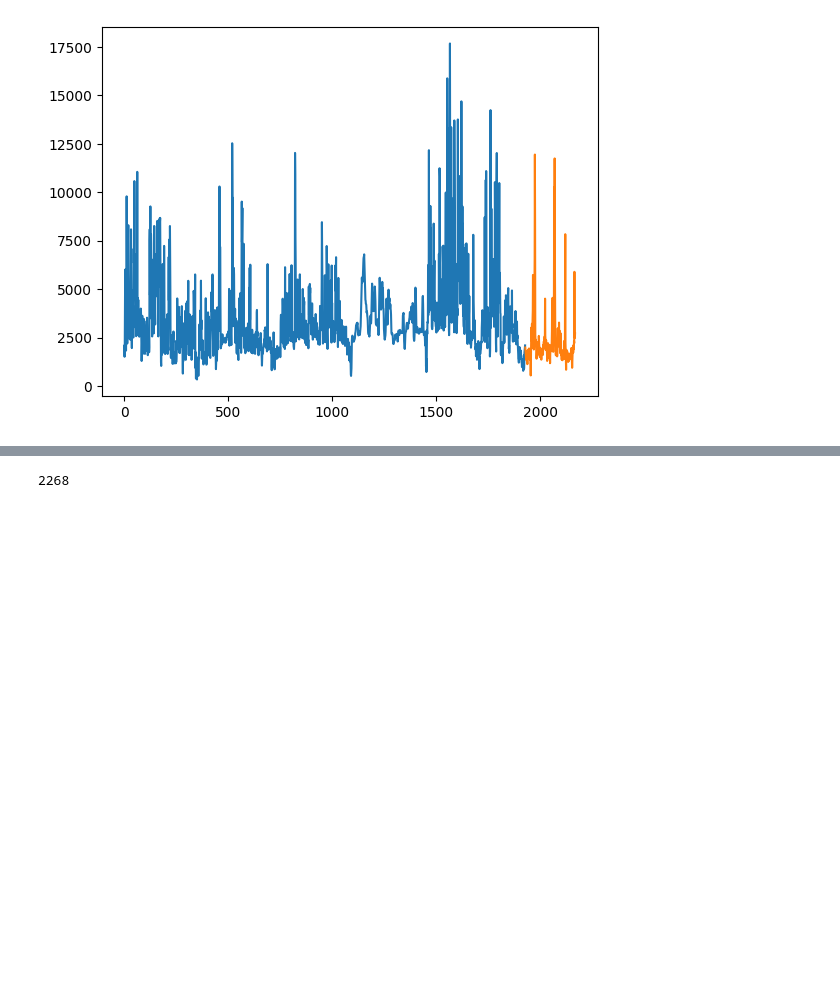
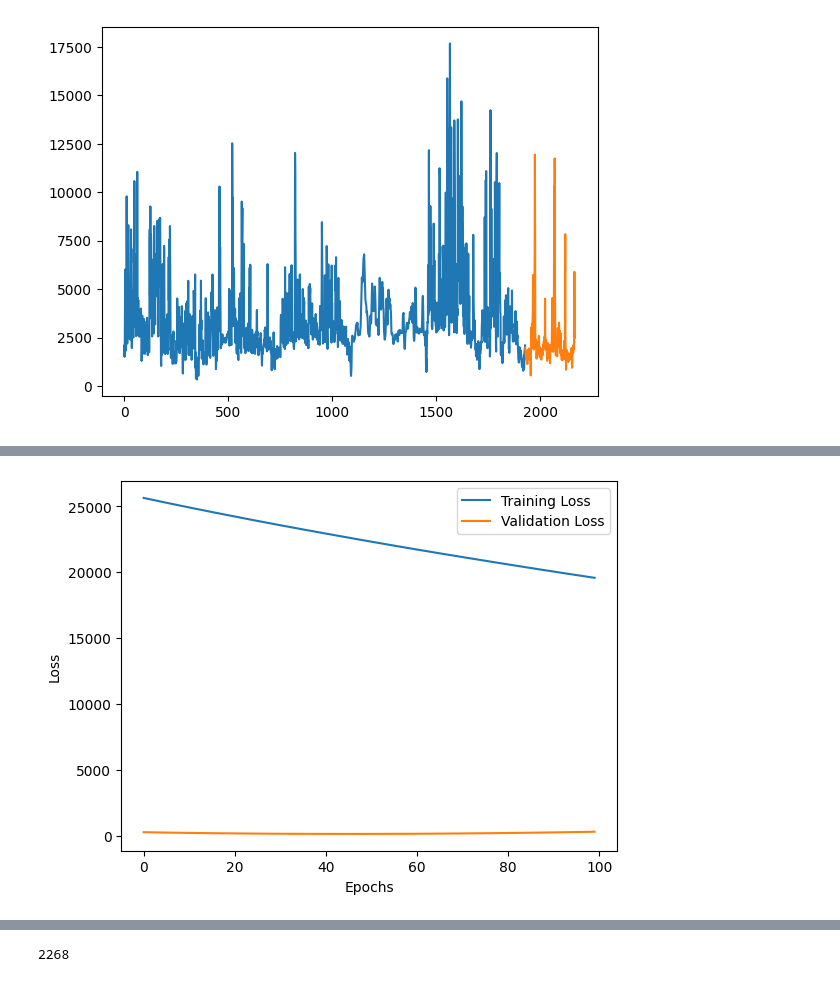
Before and after one commit to mohammadsanaee/LSTM_spot_price, a Jupyter notebook: LSTM.ipynb, the cells around one changed output, grey strips where cells are left out. Cells and saved outputs as stored; diff of their text form; code cells hidden in the pictures; blank space fills up the shorter version.

```diff
--- a/LSTM.ipynb
+++ b/LSTM.ipynb
@@ -239,0 +287,14 @@ x_input.shape
+# %%
+time_step = 10
+X_train, y_train = create_dataset(indexed_train, time_step)
+X_test, ytest = create_dataset(indexed_test, time_step)
+# %%
+X_train =X_train.reshape(X_train.shape[0],X_train.shape[1] , 1)
+X_test = X_test.reshape(X_test.shape[0],X_test.shape[1] , 1)
+# %%
+model=Sequential()
+model.add(LSTM(50,return_sequences=True,input_shape=(10,1)))
+model.add(LSTM(50,return_sequences=True))
+model.add(LSTM(50))
+model.add(Dense(1))
+model.compile(loss='mean_squared_error',optimizer='adam')
@@ -240,3 +305,14 @@ x_input.shape
+# %%
+history  = model.fit(X_train,y_train,validation_data=(X_test,ytest),epochs=100,batch_size=64,verbose=0)
+# %%
+plt.plot(history.history['loss'], label='Training Loss')
+plt.plot(history.history['val_loss'], label='Validation Loss')
+plt.xlabel('Epochs')
+plt.ylabel('Loss')
+plt.legend()
+plt.show()
+# %% [output]
+[figure, added]
 # %%
 temp_input=list(x_input)
 temp_input=temp_input[0].tolist()
```
Also changed, not shown: parts of 13 cells of this notebook.
